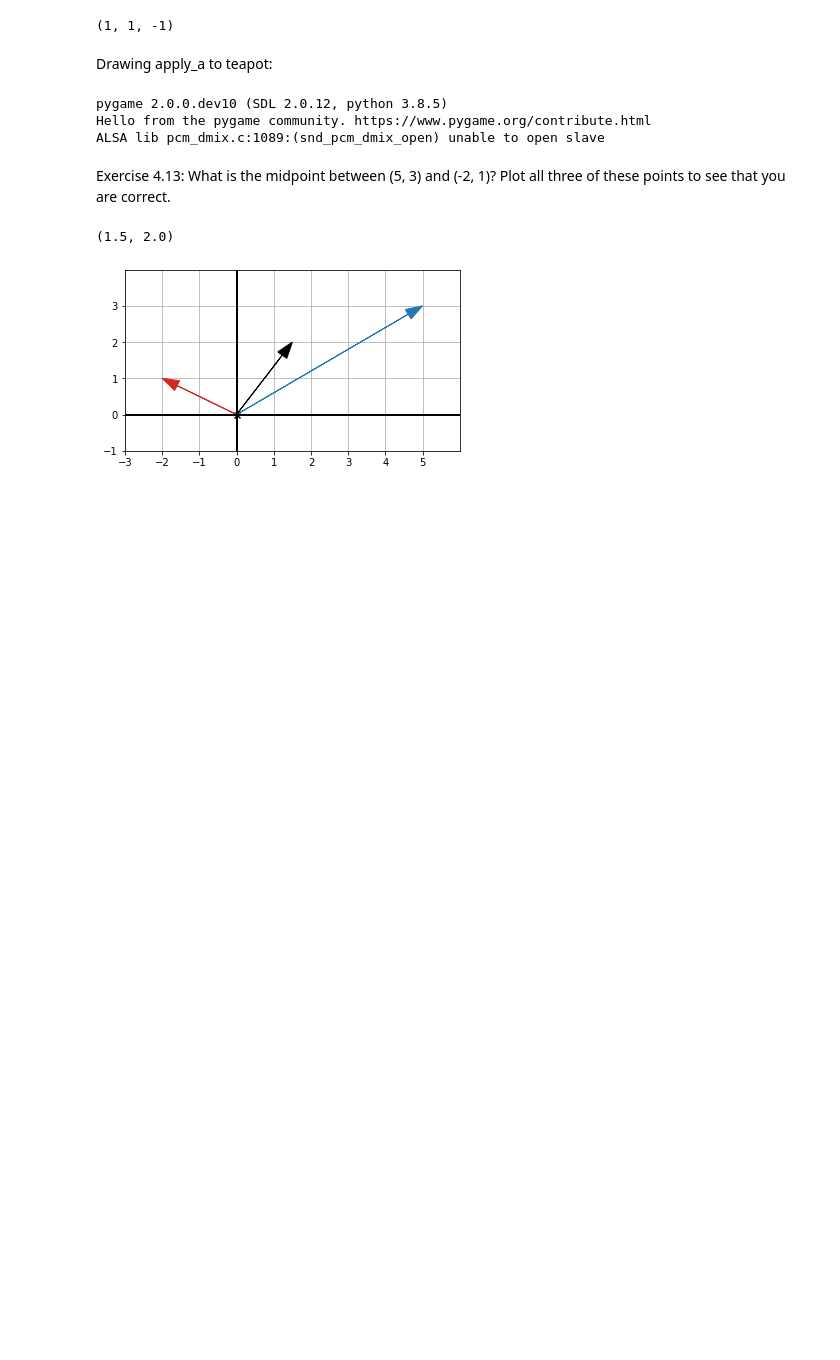
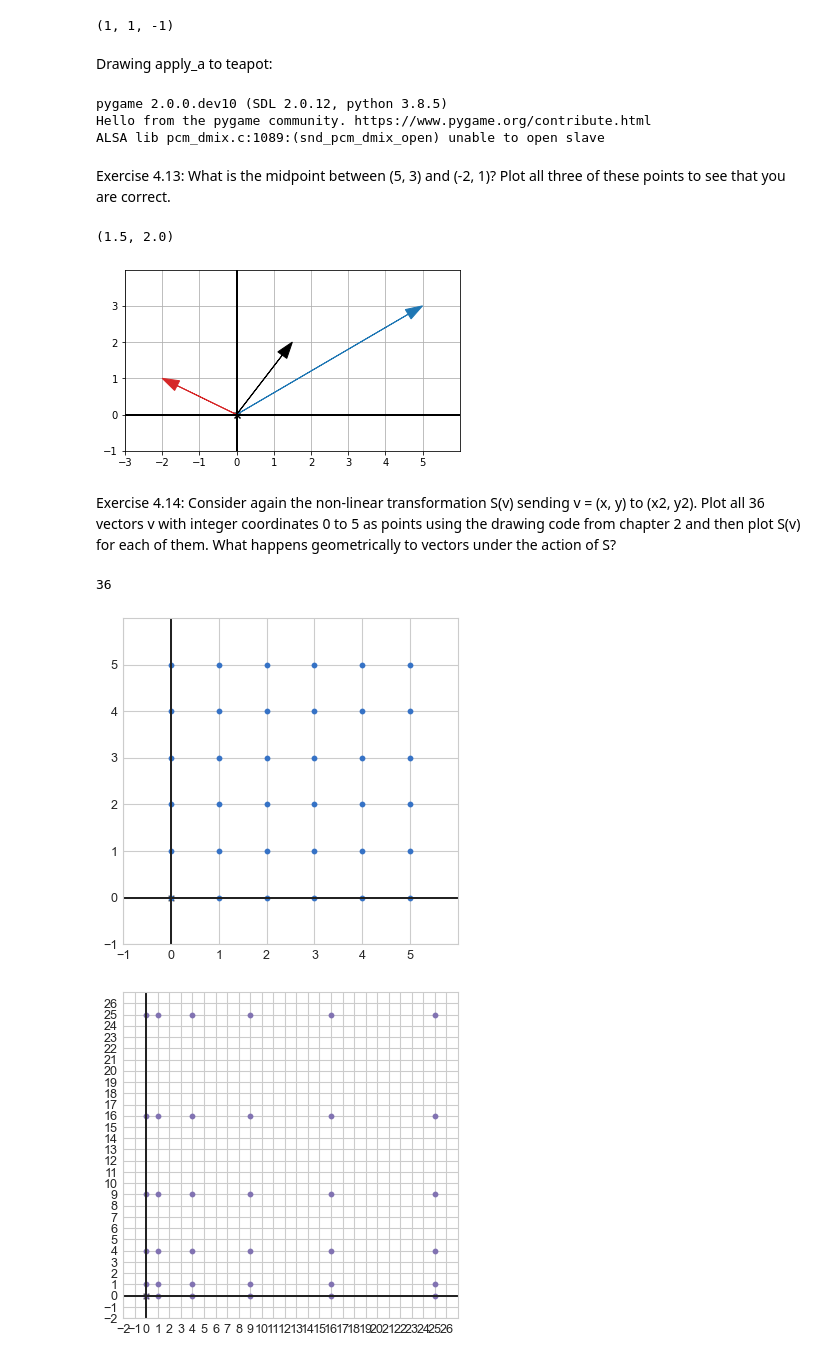
Before and after one commit to aliakhtar/maths4programmers-python, a Jupyter notebook: ch04/4.2.ipynb, the cells around one changed output. Drawn from its saved outputs; the diff is of its cells as text; code cells hidden in the pictures; blank space fills up the shorter version.

```diff
--- a/ch04/4.2.ipynb
+++ b/ch04/4.2.ipynb
@@ -64,3 +64,26 @@ draw2d(
 # %% [output]
 (1.5, 2.0)
 [figure]
+# %% [markdown]
+Exercise 4.14: Consider again the non-linear transformation S(v) sending v = (x, y) to (x2, y2). Plot all 36 vectors v with
+integer coordinates 0 to 5 as points using the drawing code from chapter 2 and then plot S(v) for each of them. What
+happens geometrically to vectors under the action of S?
+# %%
+def apply_s(v):
+    x,y = v
+    return (x ** 2, y ** 2)
+
+options = range(0, 6)
+vectors = [(x, y) for x in options for y in options]
+
+print(len(list(vectors))) # 36 as expected
+
+draw2d(Points2D(*vectors, color=blue))
+
+transformed = [apply_s(p) for p in vectors]
+
+draw2d(Points2D(*transformed, color=red))
+# %% [output]
+36
+[figure, added]
+[figure, added]
```
Also changed, not shown: parts of 1 cell of this notebook.
